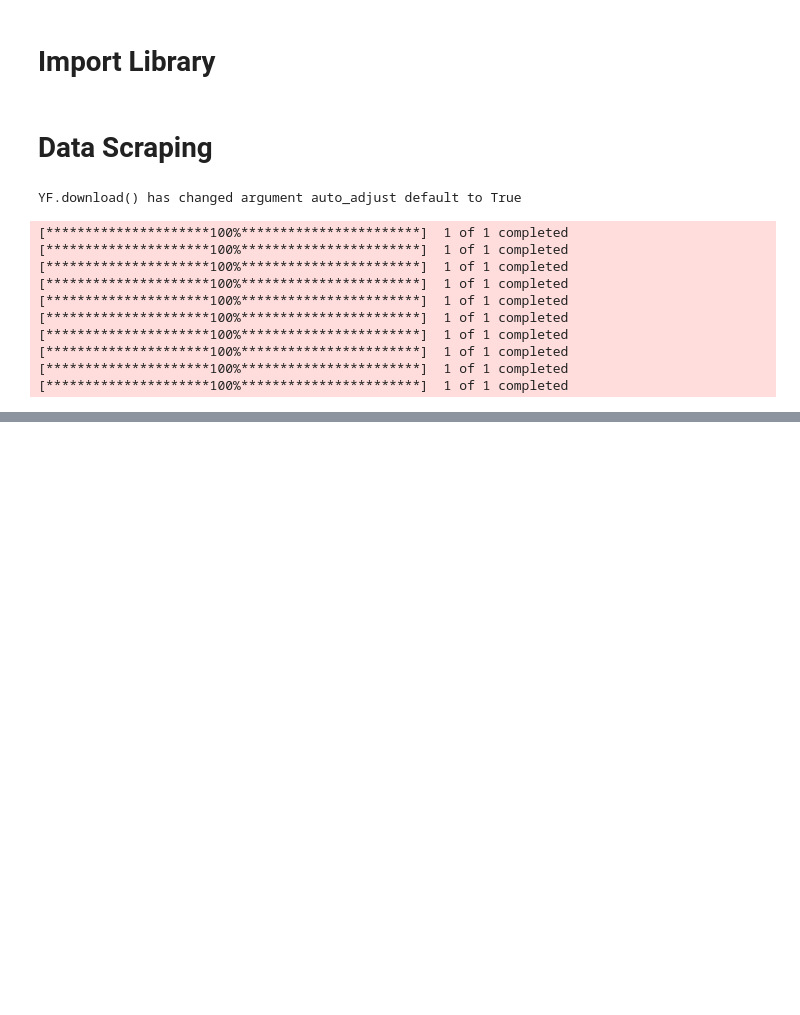
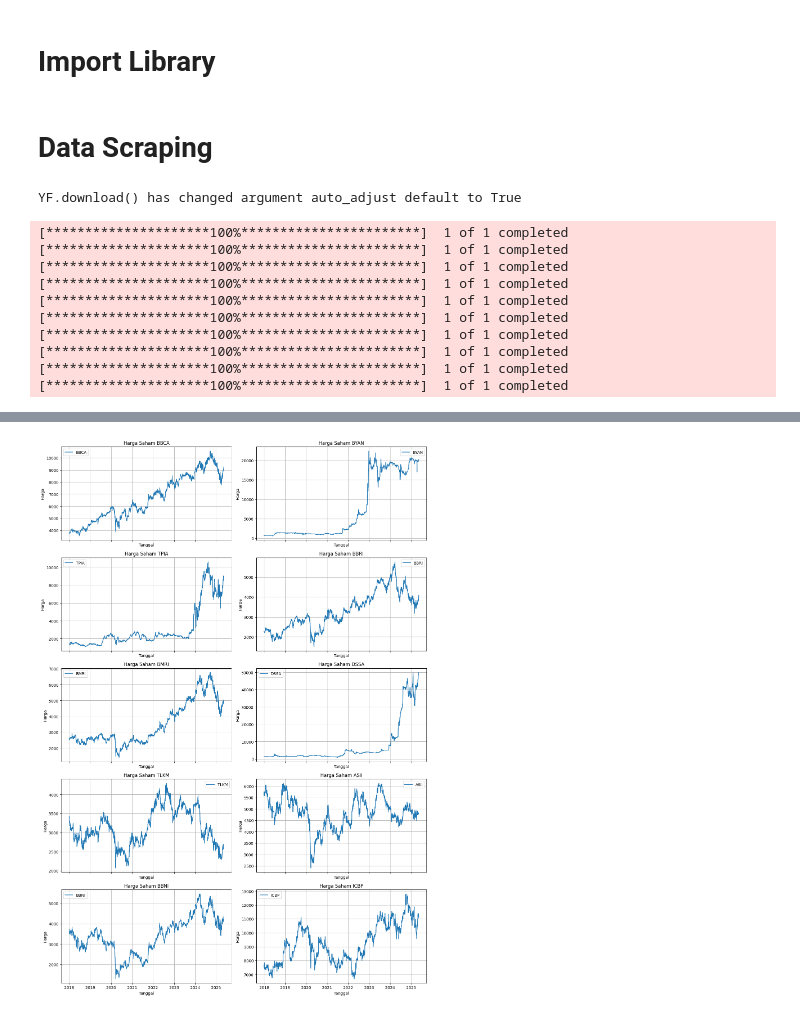
Before and after one commit to Satyavira/render, a Jupyter notebook: Project_Capstone.ipynb, the cells around one changed output, grey strips where cells are left out. Saved outputs shown, nothing was run; the diff lists cells and outputs as text; code cells hidden in the pictures; blank space fills up the shorter version.

```diff
--- a/Project_Capstone.ipynb
+++ b/Project_Capstone.ipynb
@@ -77,0 +223,24 @@ df_all[df_all.isnull().any(axis=1)]
+# %%
+num_stocks = len(stocks.columns)
+cols = 2  # jumlah kolom subplot
+rows = (num_stocks + cols - 1) // cols  # jumlah baris yang dibutuhkan
+
+fig, axes = plt.subplots(rows, cols, figsize=(14, 4 * rows), sharex=True)
+axes = axes.flatten()  # ubah axes jadi array datar agar mudah diakses
+
+for i, stock in enumerate(stocks.columns):
+    axes[i].plot(dates, stocks[stock], label=stock)
+    axes[i].set_title(f"Harga Saham {stock}")
+    axes[i].set_ylabel("Harga")
+    axes[i].set_xlabel("Tanggal")
+    axes[i].legend()
+    axes[i].grid(True)
+
+# Sembunyikan subplot kosong jika jumlah saham ganjil
+for j in range(i + 1, len(axes)):
+    axes[j].axis('off')
+
+plt.tight_layout()
+plt.show()
+# %% [output]
+[figure, added]
```
Also changed, not shown: parts of 38 cells of this notebook, 1 other file.
